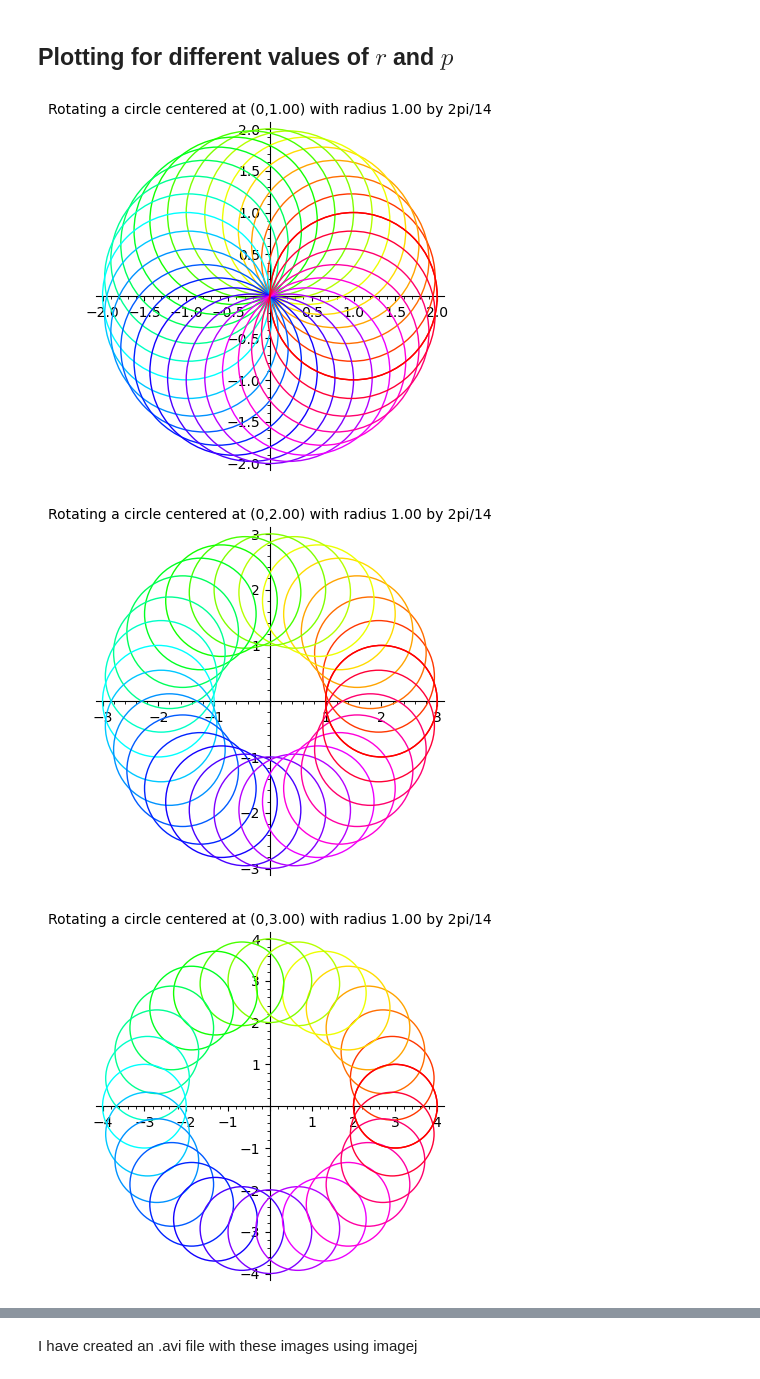
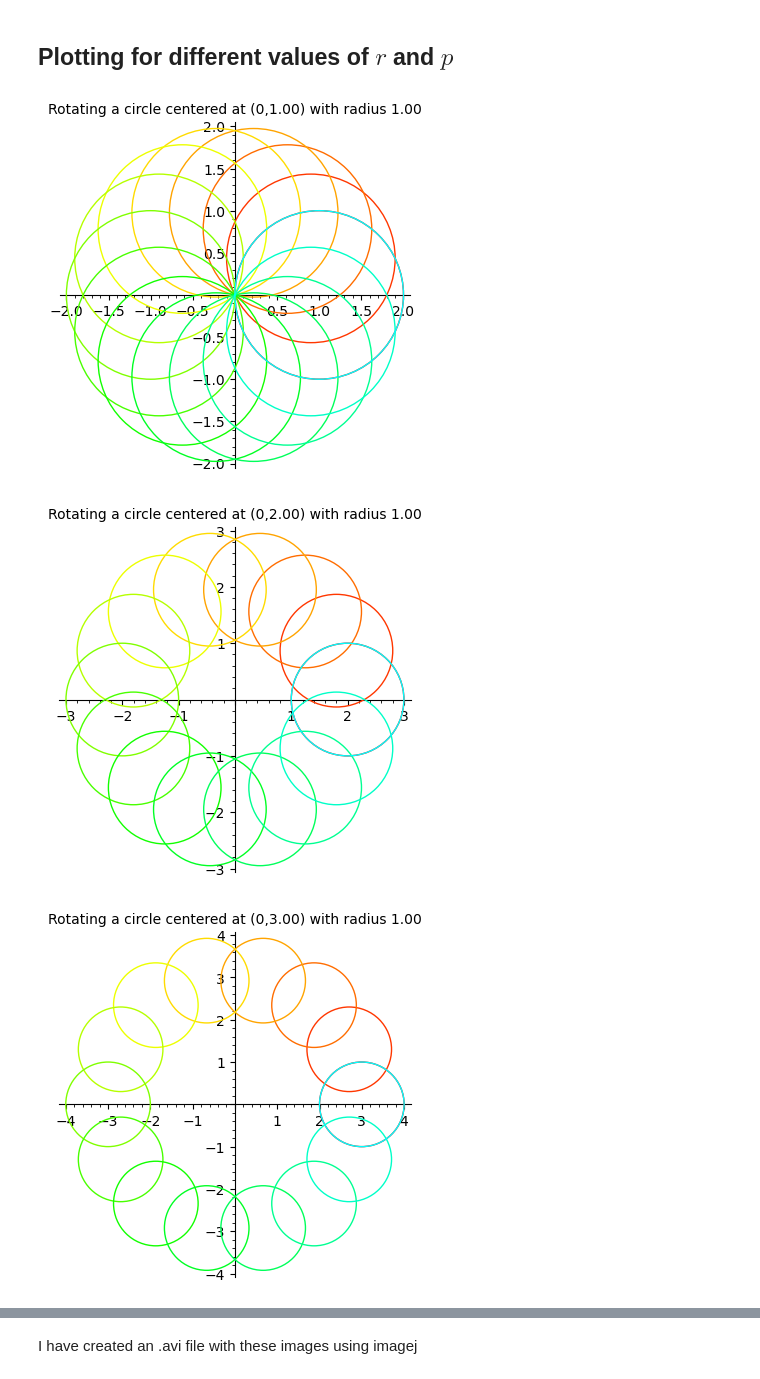
Before and after one commit to Xerefic/MM2090-Solutions, a Jupyter notebook: Assignment_5/question2/question2.ipynb, the cells around one changed output, grey strips where cells are left out. Cells and saved outputs as stored; diff of their text form; code cells hidden in the pictures.

Commit message:
Assgignment 5: Question 2 Added Images

```diff
--- a/Assignment_5/question2/question2.ipynb
+++ b/Assignment_5/question2/question2.ipynb
@@ -13,11 +13,11 @@ Changing the coordinates of the centre of the circle by rotating it by $\frac{2\
 def plotfun(r, p):
     g = Graphics()
     ct=0
-    for n in srange(0, 2*PI+PI/step, PI/step):
+    for n in srange(0, 2*PI+2*PI/step, 2*PI/step):
         (x,y) = (p*math.cos(n), p*math.sin(n))
         g += circle((x,y), r, rgbcolor=hue(ct/(2*step)))
         ct+=1
-    label = "Rotating a circle centered at (0,{0:.2f}) with radius {1:.2f} by 2pi/14".format(p, r)
+    label = "Rotating a circle centered at (0,{0:.2f}) with radius {1:.2f}".format(p, r)
     g.show(title=label)
     return g
 # %%
@@ -30,12 +30,12 @@ Interactive function <function plotfun at 0x...> with 2 widgets
 # %%
 count = 1
 for r in range(1,4,1):
     for p in range(1,4,1):
         g = plotfun(r, p)
-        label = "Rotating a circle centered at (0,{0:.2f}) with radius {1:.2f} by 2pi/14".format(p, r)
+        label = "Rotating a circle centered at (0,{0:.2f}) with radius {1:.2f}".format(p, r)
         g.save("r={0}andp={1}".format(r,p)+".png", title=label)
         count+=1
 # %% [output]
-[figure, old version]
+[figure, new version]
-[figure, old version]
+[figure, new version]
-[figure, old version]
+[figure, new version]
```
Also changed, not shown: parts of 1 cell of this notebook, 11 other files.
